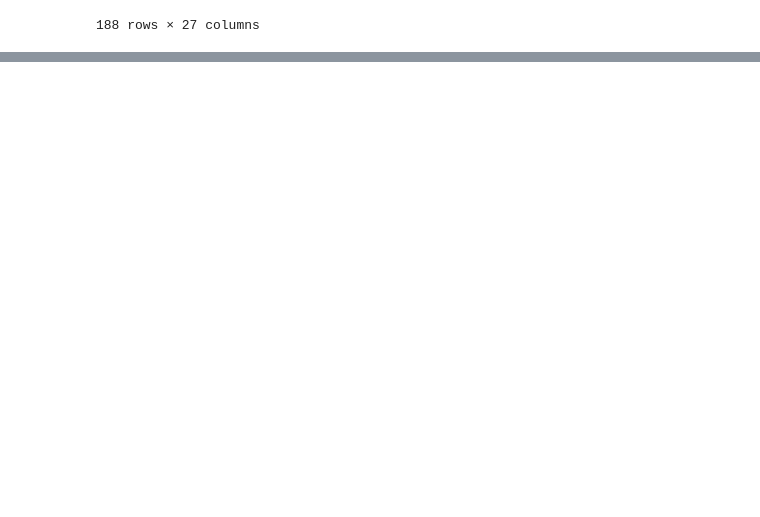
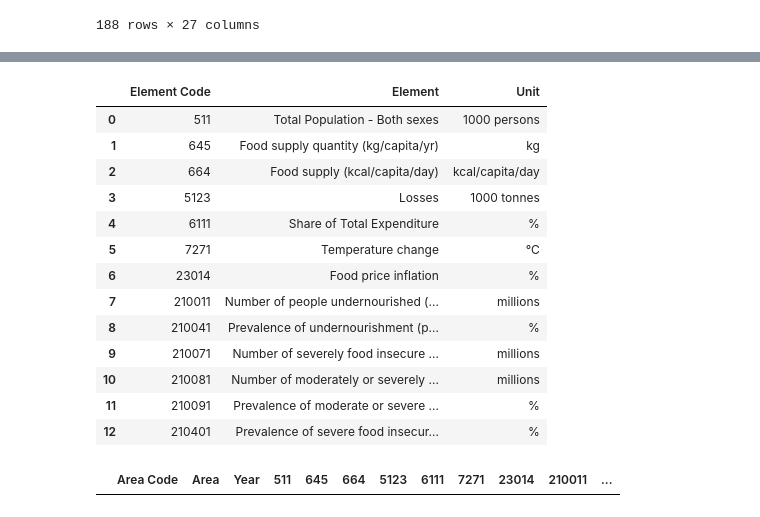
Before and after one commit to nitinjain96/food-security, a Jupyter notebook: exp/Exp003_working_towards_creating_mega_dataset.ipynb, the cells around one changed output, grey strips where cells are left out. Saved outputs shown, nothing was run; the diff lists cells and outputs as text; code cells hidden in the pictures; blank space fills up the shorter version.

```diff
--- a/exp/Exp003_working_towards_creating_mega_dataset.ipynb
+++ b/exp/Exp003_working_towards_creating_mega_dataset.ipynb
@@ -323,0 +329,17 @@ mega_dataset.append(filtered_consumer_price_index_data)
+# %%
+features_dataset
+# %% [output]
+|  | Element Code | Element | Unit |
+| 0 | 511 | Total Population - Both sexes | 1000 persons |
+| 1 | 645 | Food supply quantity (kg/capita/yr) | kg |
+| 2 | 664 | Food supply (kcal/capita/day) | kcal/capita/day |
+| 3 | 5123 | Losses | 1000 tonnes |
+| 4 | 6111 | Share of Total Expenditure | % |
+| 5 | 7271 | Temperature change | °C |
+| 6 | 23014 | Food price inflation | % |
+| 7 | 210011 | Number of people undernourished (... | millions |
+| 8 | 210041 | Prevalence of undernourishment (p... | % |
+| 9 | 210071 | Number of severely food insecure ... | millions |
+| 10 | 210081 | Number of moderately or severely ... | millions |
+| 11 | 210091 | Prevalence of moderate or severe ... | % |
+| 12 | 210401 | Prevalence of severe food insecur... | % |
@@ -323,0 +354,5 @@ mega_dataset.append(filtered_consumer_price_index_data)
+# %%
+area_years_cross = pd.merge(left=final_areas, right=years_columns, how='cross')
+final_dataset
+# %% [output]
+|  | Area Code | Area | Year | 511 | 645 | 664 | 5123 | 6111 | 7271 | 23014 | 210011 | ... |
```
Also changed, not shown: parts of 9 cells of this notebook.
